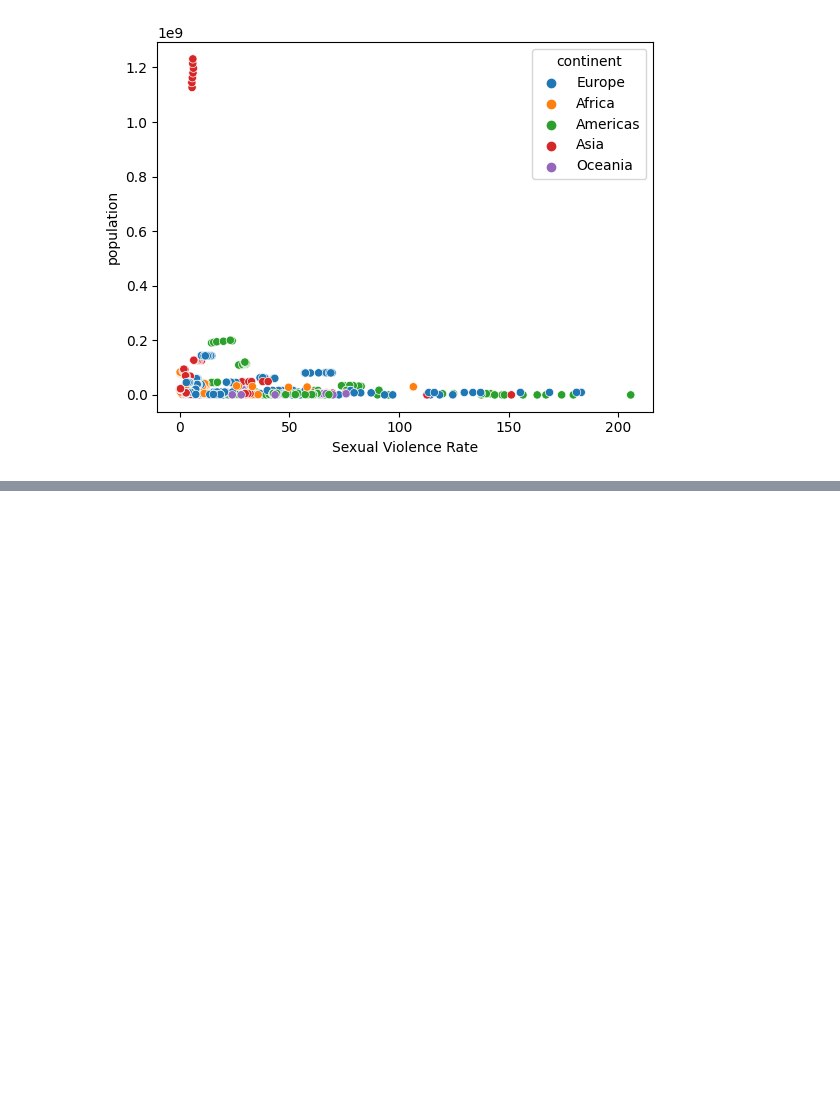
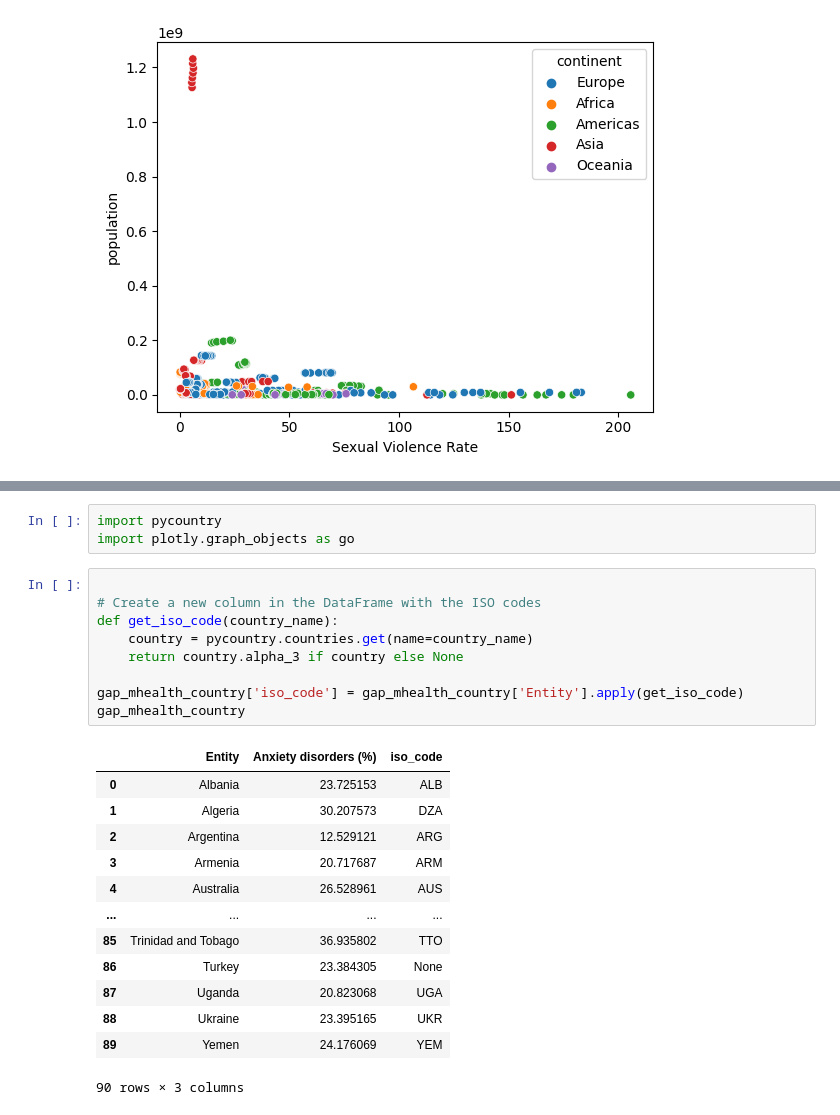
Before and after one commit to baywigg/DS2002Final, a Jupyter notebook: Analysis/analysis.ipynb, the cells around one changed output, grey strips where cells are left out. Cells and saved outputs as stored; diff of their text form; blank space fills up the shorter version.

```diff
--- a/Analysis/analysis.ipynb
+++ b/Analysis/analysis.ipynb
@@ -73,0 +84,26 @@ sb.scatterplot(x='Sexual Violence Rate', y='population',hue='continent', data=ga
+# %%
+import pycountry
+import plotly.graph_objects as go
+# %%
+
+# Create a new column in the DataFrame with the ISO codes
+def get_iso_code(country_name):
+    country = pycountry.countries.get(name=country_name)
+    return country.alpha_3 if country else None
+
+gap_mhealth_country['iso_code'] = gap_mhealth_country['Entity'].apply(get_iso_code)
+gap_mhealth_country
+# %% [output]
+|  | Entity | Anxiety disorders (%) | iso_code |
+| 0 | Albania | 23.725153 | ALB |
+| 1 | Algeria | 30.207573 | DZA |
+| 2 | Argentina | 12.529121 | ARG |
+| 3 | Armenia | 20.717687 | ARM |
+| 4 | Australia | 26.528961 | AUS |
+| ... | ... | ... | ... |
+| 85 | Trinidad and Tobago | 36.935802 | TTO |
+| 86 | Turkey | 23.384305 | None |
+| 87 | Uganda | 20.823068 | UGA |
+| 88 | Ukraine | 23.395165 | UKR |
+| 89 | Yemen | 24.176069 | YEM |
+90 rows × 3 columns
```
Also changed, not shown: parts of 4 cells of this notebook.
